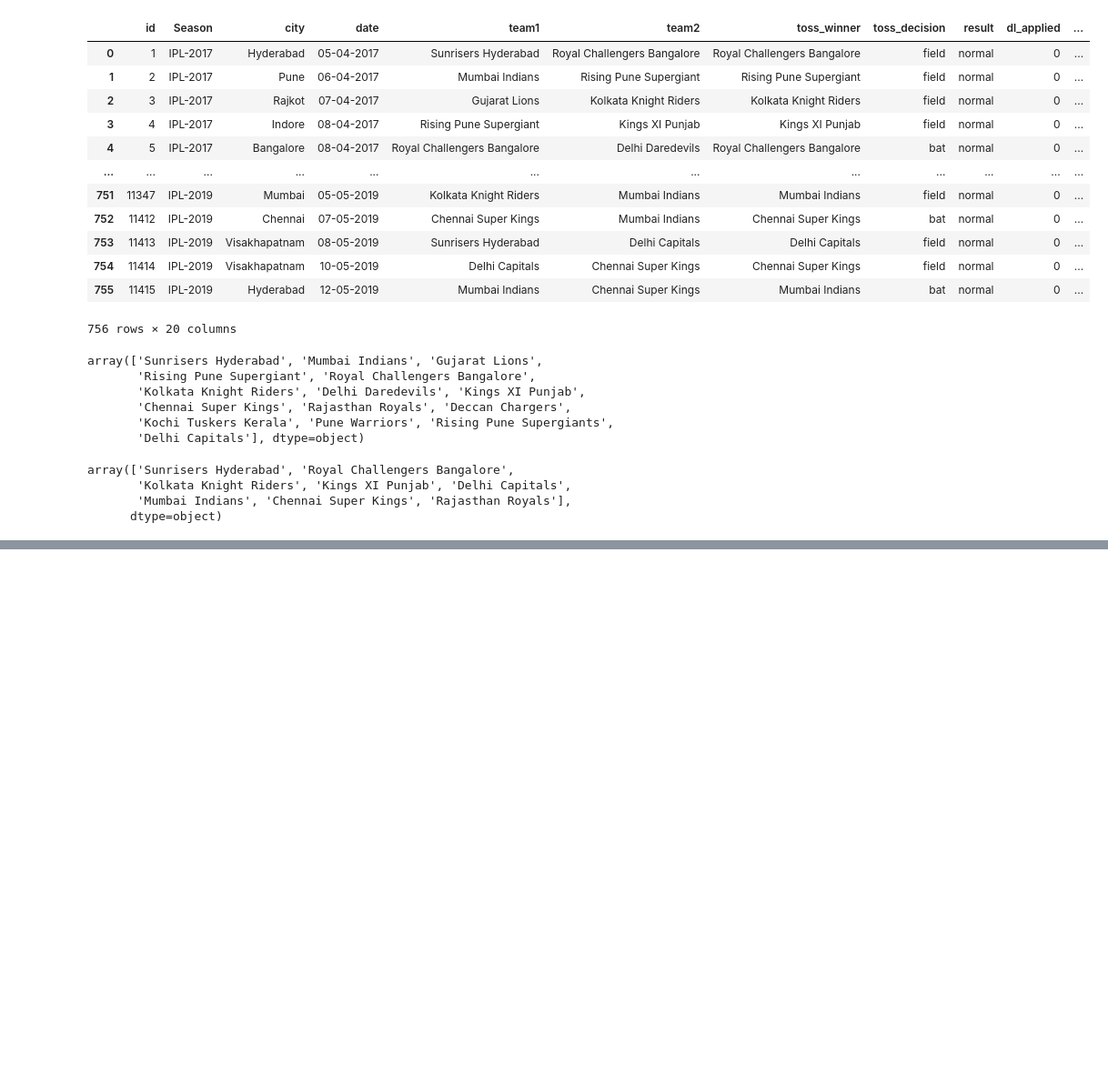
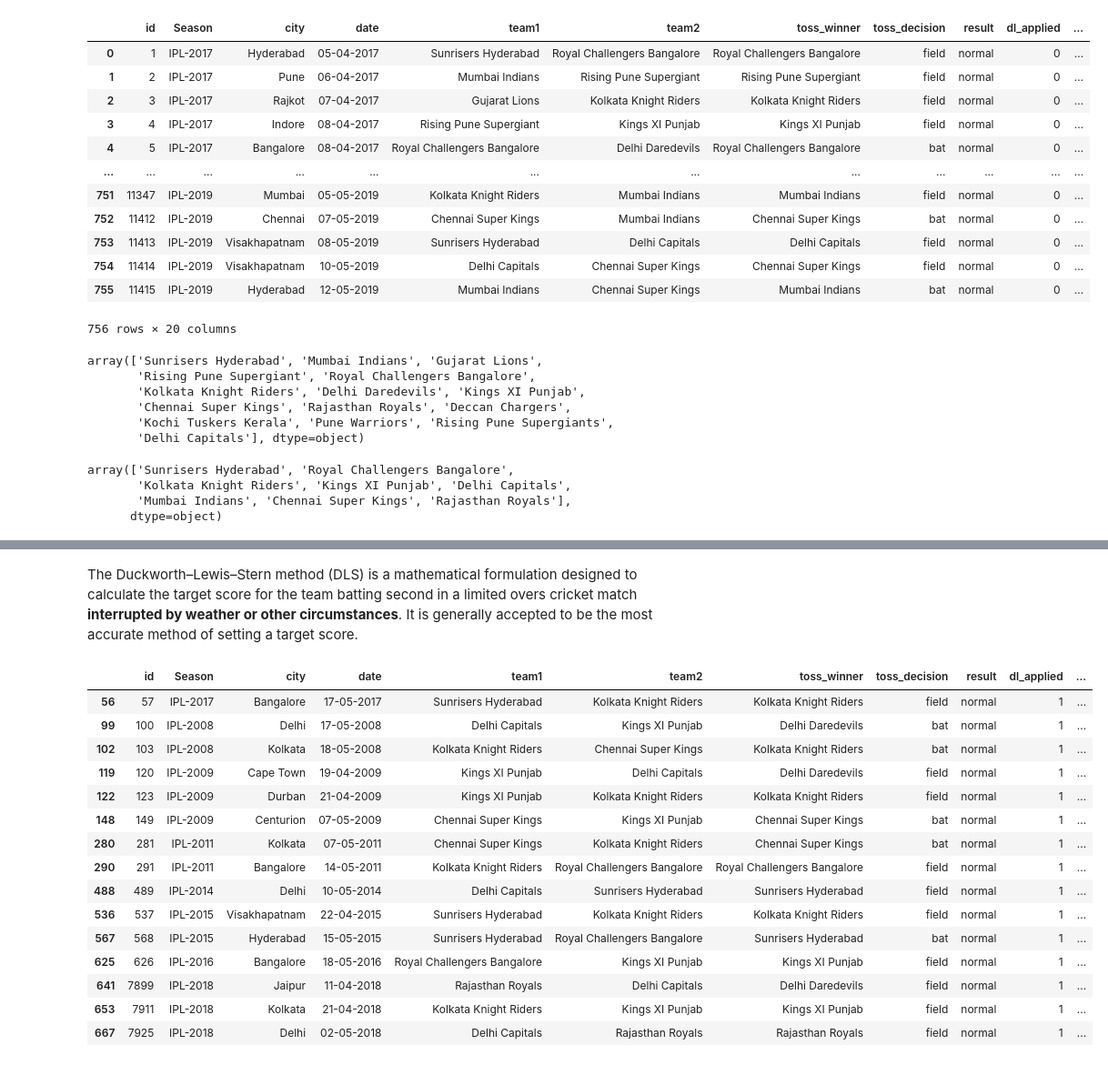
Before and after one commit to lawalsegun2025/ipl_match_win_predictor, a Jupyter notebook: ipl_win_probability_predictor.ipynb, the cells around one changed output, grey strips where cells are left out. Shown at 91% size. Cells and saved outputs as stored; diff of their text form; code cells hidden in the pictures; blank space fills up the shorter version.

```diff
--- a/ipl_win_probability_predictor.ipynb
+++ b/ipl_win_probability_predictor.ipynb
@@ -199,0 +214,23 @@ array(['Sunrisers Hyderabad', 'Royal Challengers Bangalore',
+# %% [markdown]
+The Duckworth–Lewis–Stern method (DLS) is a mathematical formulation designed to calculate the target score for the team batting second in a limited overs cricket match **interrupted by weather or other circumstances**. It is generally accepted to be the most accurate method of setting a target score.
+# %%
+# Check matches that resulted in Duckworth–Lewis–Stern method
+# (dl meethod)
+match_df[match_df["dl_applied"]==1].style.background_gradient(cmap="plasma")
+# %% [output]
+|  | id | Season | city | date | team1 | team2 | toss_winner | toss_decision | result | dl_applied | ... |
+| 56 | 57 | IPL-2017 | Bangalore | 17-05-2017 | Sunrisers Hyderabad | Kolkata Knight Riders | Kolkata Knight Riders | field | normal | 1 | ... |
+| 99 | 100 | IPL-2008 | Delhi | 17-05-2008 | Delhi Capitals | Kings XI Punjab | Delhi Daredevils | bat | normal | 1 | ... |
+| 102 | 103 | IPL-2008 | Kolkata | 18-05-2008 | Kolkata Knight Riders | Chennai Super Kings | Kolkata Knight Riders | bat | normal | 1 | ... |
+| 119 | 120 | IPL-2009 | Cape Town | 19-04-2009 | Kings XI Punjab | Delhi Capitals | Delhi Daredevils | field | normal | 1 | ... |
+| 122 | 123 | IPL-2009 | Durban | 21-04-2009 | Kings XI Punjab | Kolkata Knight Riders | Kolkata Knight Riders | field | normal | 1 | ... |
+| 148 | 149 | IPL-2009 | Centurion | 07-05-2009 | Chennai Super Kings | Kings XI Punjab | Chennai Super Kings | bat | normal | 1 | ... |
+| 280 | 281 | IPL-2011 | Kolkata | 07-05-2011 | Chennai Super Kings | Kolkata Knight Riders | Chennai Super Kings | bat | normal | 1 | ... |
+| 290 | 291 | IPL-2011 | Bangalore | 14-05-2011 | Kolkata Knight Riders | Royal Challengers Bangalore | Royal Challengers Bangalore | field | normal | 1 | ... |
+| 488 | 489 | IPL-2014 | Delhi | 10-05-2014 | Delhi Capitals | Sunrisers Hyderabad | Sunrisers Hyderabad | field | normal | 1 | ... |
+| 536 | 537 | IPL-2015 | Visakhapatnam | 22-04-2015 | Sunrisers Hyderabad | Kolkata Knight Riders | Kolkata Knight Riders | field | normal | 1 | ... |
+| 567 | 568 | IPL-2015 | Hyderabad | 15-05-2015 | Sunrisers Hyderabad | Royal Challengers Bangalore | Sunrisers Hyderabad | bat | normal | 1 | ... |
+| 625 | 626 | IPL-2016 | Bangalore | 18-05-2016 | Royal Challengers Bangalore | Kings XI Punjab | Kings XI Punjab | field | normal | 1 | ... |
+| 641 | 7899 | IPL-2018 | Jaipur | 11-04-2018 | Rajasthan Royals | Delhi Capitals | Delhi Daredevils | field | normal | 1 | ... |
+| 653 | 7911 | IPL-2018 | Kolkata | 21-04-2018 | Kolkata Knight Riders | Kings XI Punjab | Kings XI Punjab | field | normal | 1 | ... |
+| 667 | 7925 | IPL-2018 | Delhi | 02-05-2018 | Delhi Capitals | Rajasthan Royals | Rajasthan Royals | field | normal | 1 | ... |
```
Also changed, not shown: parts of 6 cells of this notebook.
